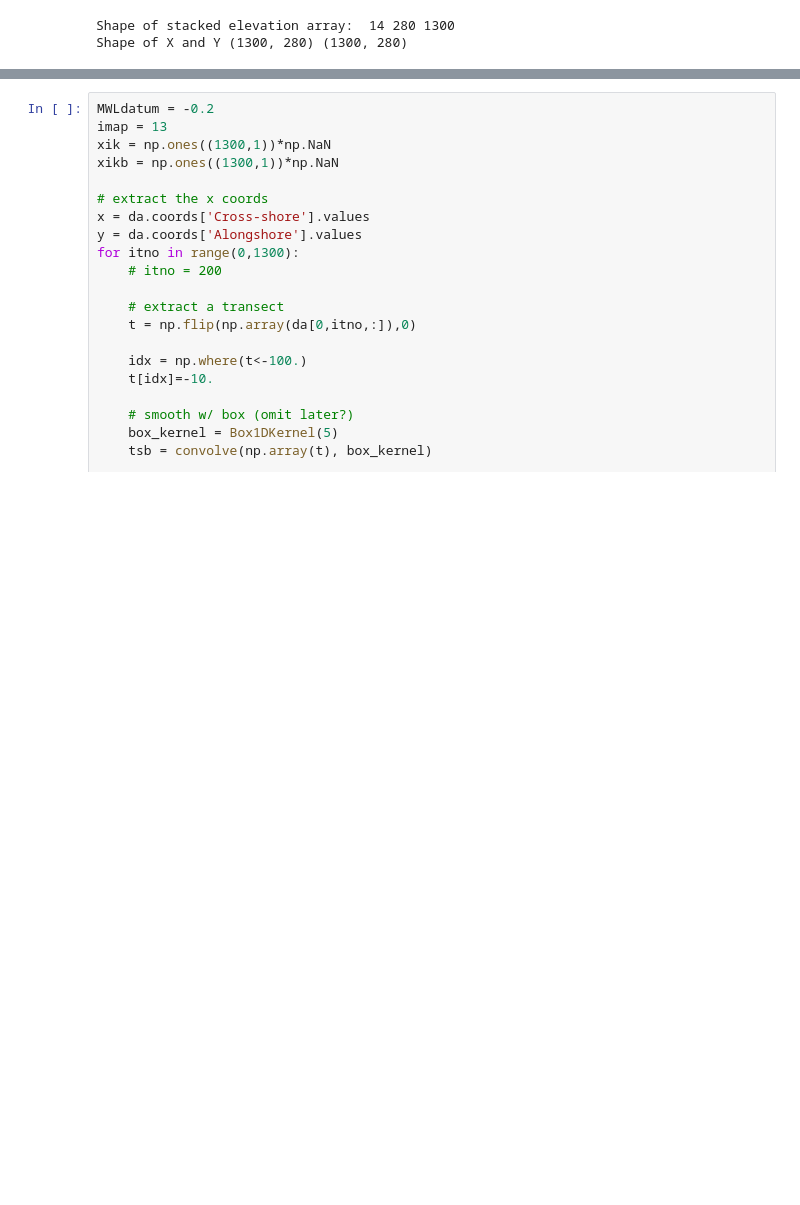
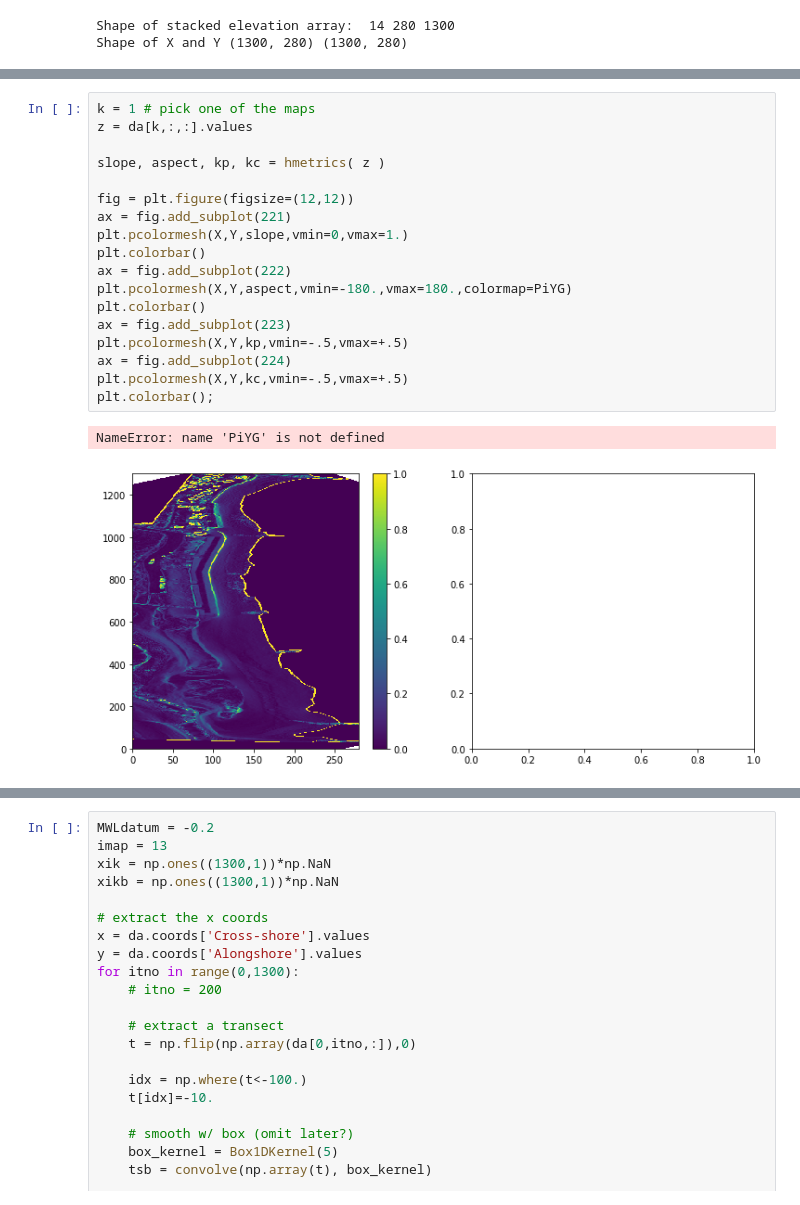
Before and after one commit to csherwood-usgs/Raster_calcs, a Jupyter notebook: Sandwich_profiles_from_xarray.ipynb, the cells around one changed output, grey strips where cells are left out. Drawn from its saved outputs; the diff is of its cells as text; blank space fills up the shorter version.

Commit message:
slope and aspect

```diff
--- a/Sandwich_profiles_from_xarray.ipynb
+++ b/Sandwich_profiles_from_xarray.ipynb
@@ -37,3 +67,24 @@ Shape of X and Y (1300, 280) (1300, 280)
+# %%
+k = 1 # pick one of the maps
+z = da[k,:,:].values
+
+slope, aspect, kp, kc = hmetrics( z )
+
+fig = plt.figure(figsize=(12,12))
+ax = fig.add_subplot(221)
+plt.pcolormesh(X,Y,slope,vmin=0,vmax=1.)
+plt.colorbar()
+ax = fig.add_subplot(222)
+plt.pcolormesh(X,Y,aspect,vmin=-180.,vmax=180.,colormap=PiYG)
+plt.colorbar()
+ax = fig.add_subplot(223)
+plt.pcolormesh(X,Y,kp,vmin=-.5,vmax=+.5)
+ax = fig.add_subplot(224)
+plt.pcolormesh(X,Y,kc,vmin=-.5,vmax=+.5)
+plt.colorbar();
+# %% [output]
+NameError: name 'PiYG' is not defined
+[figure, added]
 # %%
 def pmetrics(x, y, z, MWL, MHW, dx=1.):
     """
```
Also changed, not shown: parts of 6 cells of this notebook, 3 other files.
